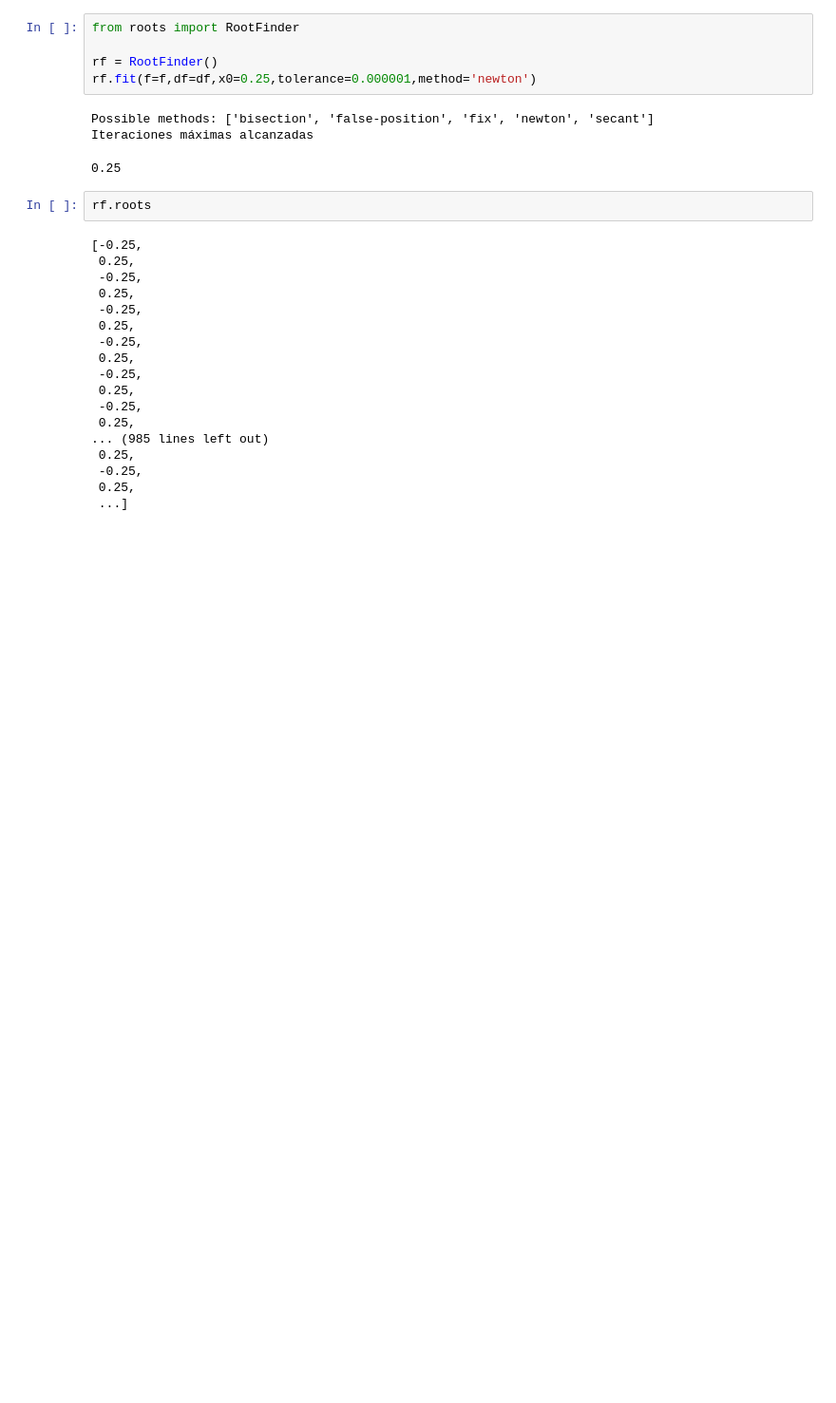
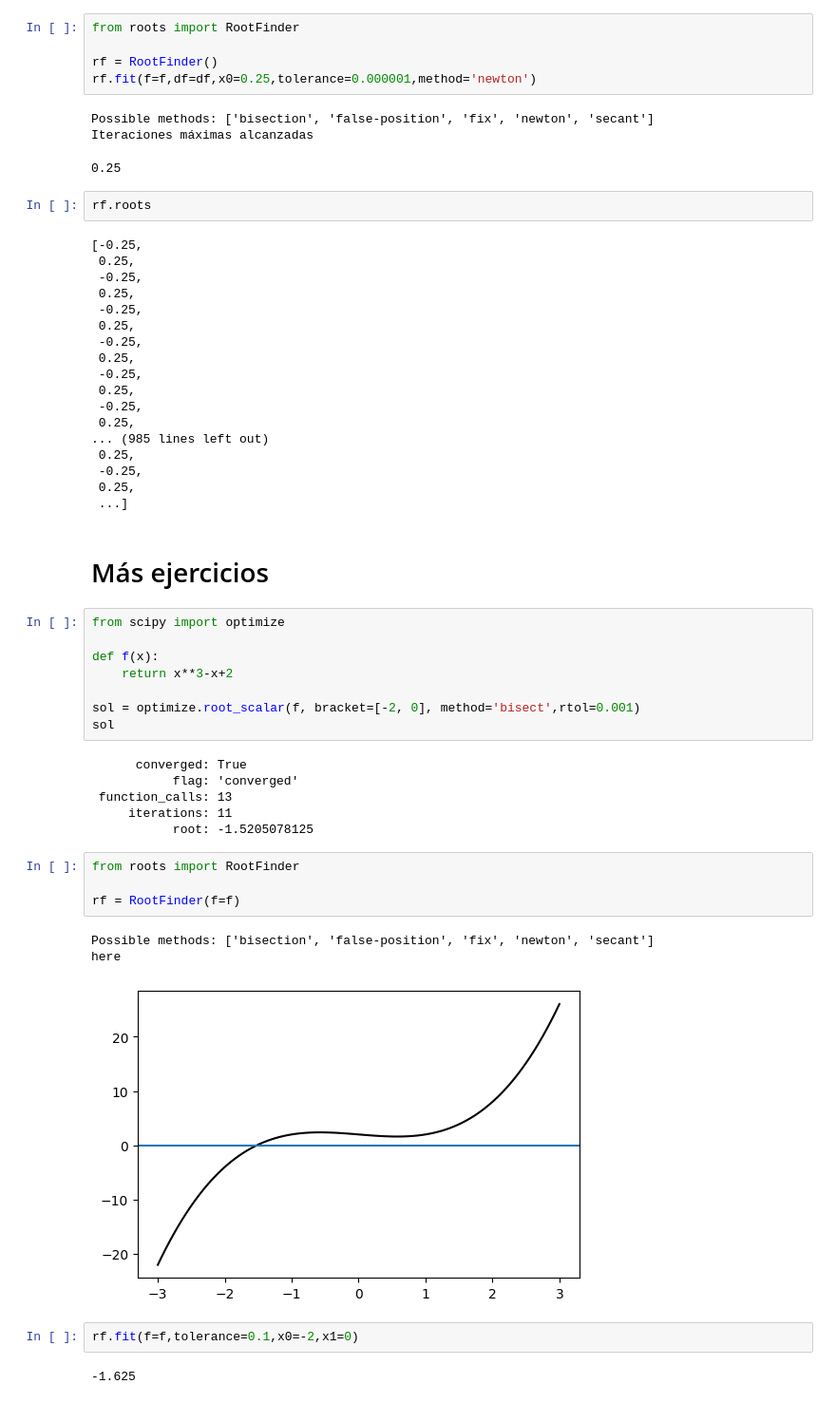
Before and after one commit to gmauricio-toledo/UNISON-teaching, a Jupyter notebook: U2-Raices.ipynb, the cells around one changed output. Shown at 95% size. Drawn from its saved outputs; the diff is of its cells as text; blank space fills up the shorter version.

Commit message:
new version of roots

```diff
--- a/U2-Raices.ipynb
+++ b/U2-Raices.ipynb
@@ -419,3 +419,31 @@ rf.roots
  -0.25,
  0.25,
  ...]
+# %% [markdown]
+# Más ejercicios
+# %%
+from scipy import optimize
+
+def f(x):
+    return x**3-x+2
+
+sol = optimize.root_scalar(f, bracket=[-2, 0], method='bisect',rtol=0.001)
+sol
+# %% [output]
+      converged: True
+           flag: 'converged'
+ function_calls: 13
+     iterations: 11
+           root: -1.5205078125
+# %%
+from roots import RootFinder
+
+rf = RootFinder(f=f)
+# %% [output]
+Possible methods: ['bisection', 'false-position', 'fix', 'newton', 'secant']
+here
+[figure, added]
+# %%
+rf.fit(f=f,tolerance=0.1,x0=-2,x1=0)
+# %% [output]
+-1.625
```
Also changed, not shown: parts of 5 cells of this notebook, 2 other files.
